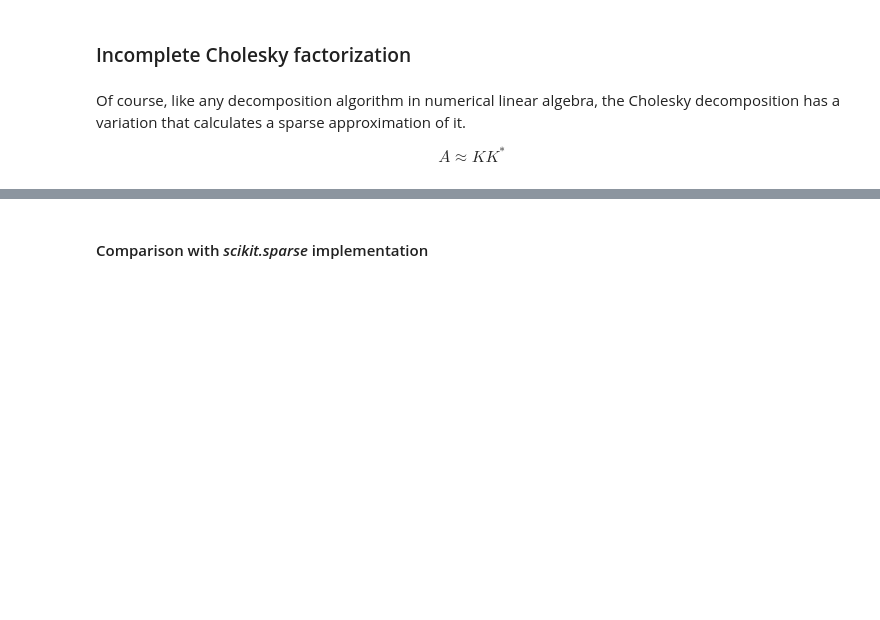
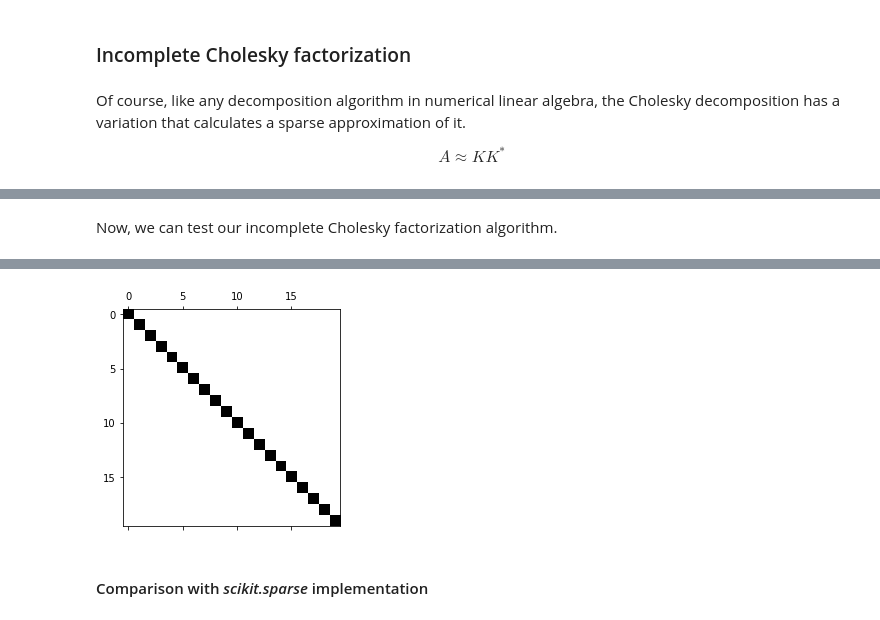
Before and after one commit to matsumotosan/numerical-linear-algebra, a Jupyter notebook: Preconditioner Series - Cholesky Decomposition.ipynb, the cells around one changed output, grey strips where cells are left out. Cells and saved outputs as stored; diff of their text form; code cells hidden in the pictures; blank space fills up the shorter version.

```diff
--- a/Preconditioner Series - Cholesky Decomposition.ipynb
+++ b/Preconditioner Series - Cholesky Decomposition.ipynb
@@ -162,0 +240,7 @@ A = make_spd_matrix(10)
+# %% [markdown]
+Now, we can test our incomplete Cholesky factorization algorithm.
+# %%
+%time K = my_ichol(A)
+
+plt.spy(K);
+# %% [output]
@@ -163,3 +249,4 @@ A = make_spd_matrix(10)
+[figure, added]
 # %% [markdown]
 #### Comparison with *scikit.sparse* implementation
 # %% [markdown]
```
Also changed, not shown: parts of 27 cells of this notebook, 8 other files.
